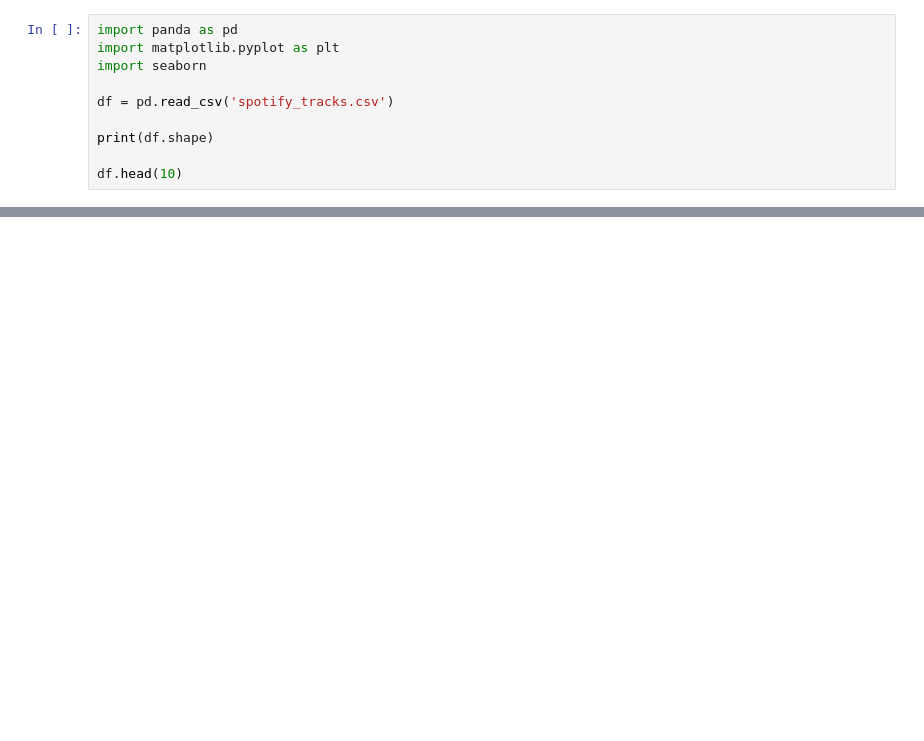
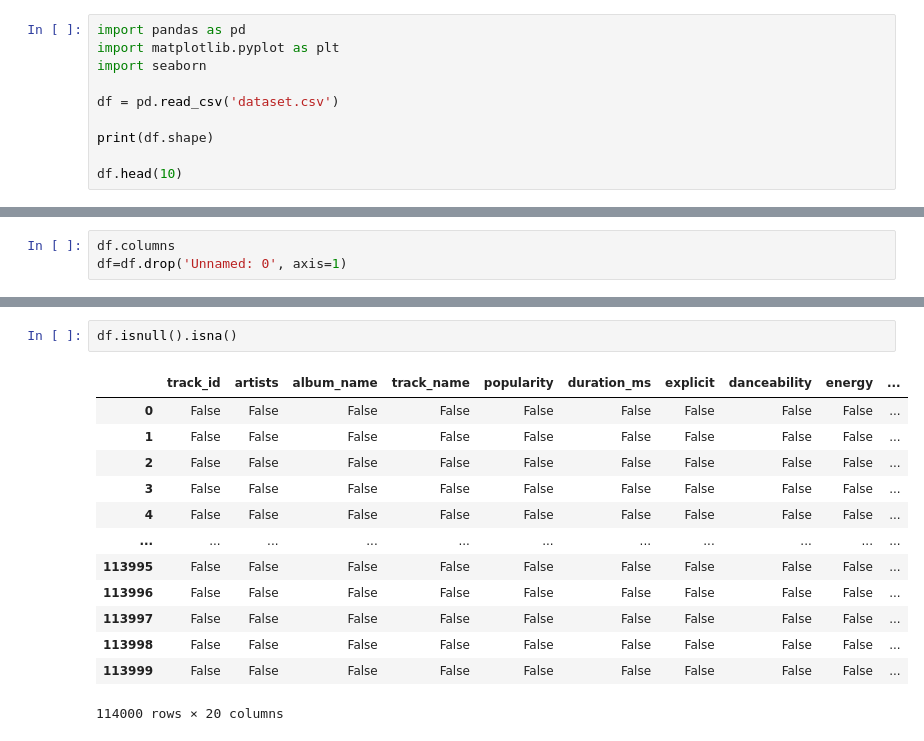
Before and after one commit to jessegarrido/spotify_eda_jessegarrido, a Jupyter notebook: spotify_eda_jessegarrido.ipynb, the cells around one changed output, grey strips where cells are left out. Cells and saved outputs as stored; diff of their text form; blank space fills up the shorter version.

```diff
--- a/spotify_eda_jessegarrido.ipynb
+++ b/spotify_eda_jessegarrido.ipynb
@@ -1,9 +1,9 @@
 # %%
-import panda as pd
+import pandas as pd
 import matplotlib.pyplot as plt
 import seaborn
 
-df = pd.read_csv('spotify_tracks.csv')
+df = pd.read_csv('dataset.csv')
 
 print(df.shape)
 
@@ -12,0 +25,3 @@ ModuleNotFoundError: No module named 'panda'
+# %%
+df.columns
+df=df.drop('Unnamed: 0', axis=1)
@@ -12,0 +78,16 @@ ModuleNotFoundError: No module named 'panda'
+# %%
+df.isnull().isna()
+# %% [output]
+|  | track_id | artists | album_name | track_name | popularity | duration_ms | explicit | danceability | energy | ... |
+| 0 | False | False | False | False | False | False | False | False | False | ... |
+| 1 | False | False | False | False | False | False | False | False | False | ... |
+| 2 | False | False | False | False | False | False | False | False | False | ... |
+| 3 | False | False | False | False | False | False | False | False | False | ... |
+| 4 | False | False | False | False | False | False | False | False | False | ... |
+| ... | ... | ... | ... | ... | ... | ... | ... | ... | ... | ... |
+| 113995 | False | False | False | False | False | False | False | False | False | ... |
+| 113996 | False | False | False | False | False | False | False | False | False | ... |
+| 113997 | False | False | False | False | False | False | False | False | False | ... |
+| 113998 | False | False | False | False | False | False | False | False | False | ... |
+| 113999 | False | False | False | False | False | False | False | False | False | ... |
+114000 rows × 20 columns
```
Also changed, not shown: parts of 8 cells of this notebook.
